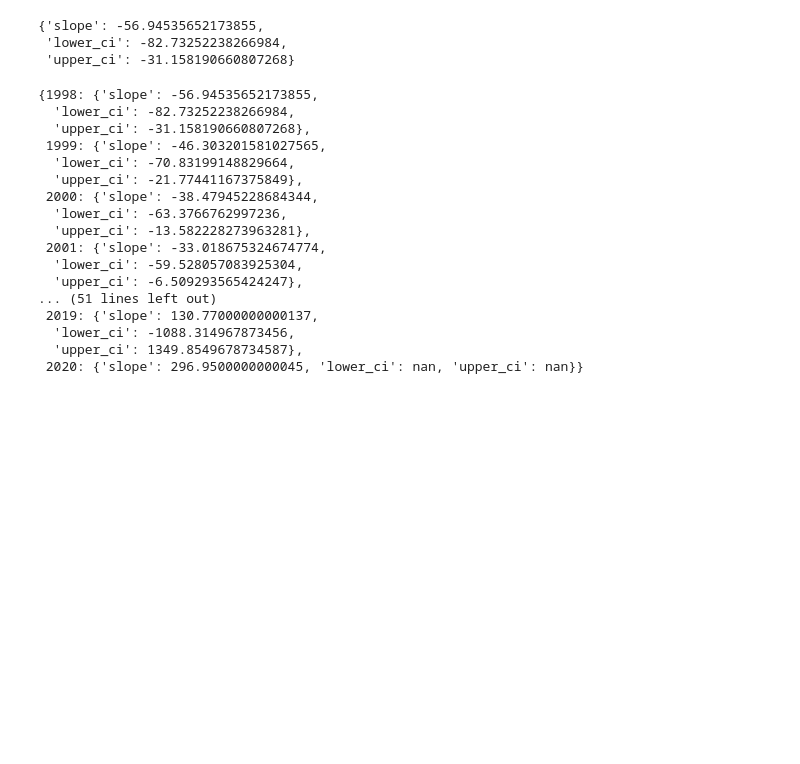
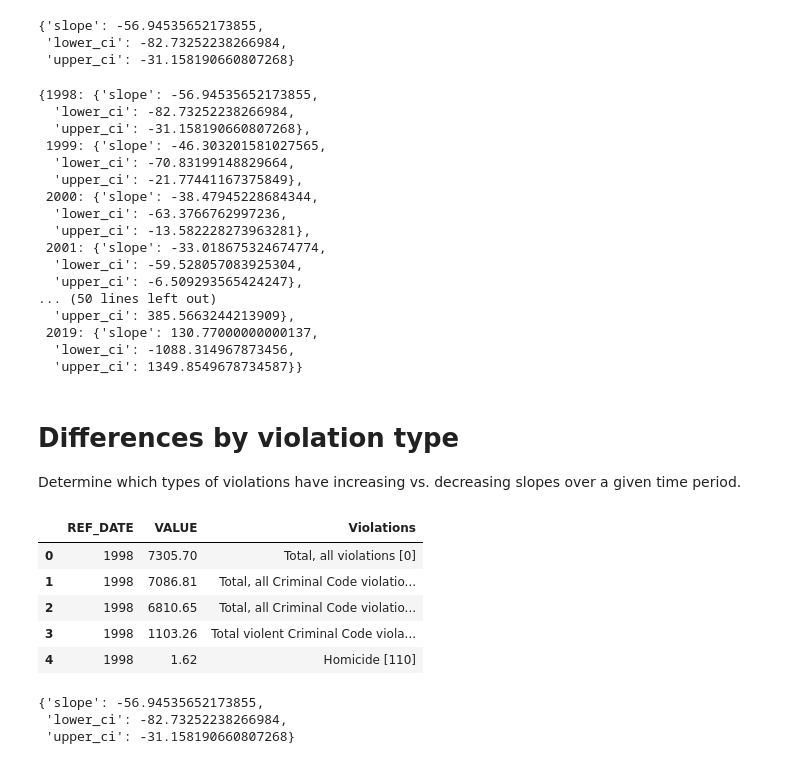
Before and after one commit to craig-sloss/public_data_analysis, a Jupyter notebook: notebooks/trend_investigation.ipynb, the cells around one changed output. Saved outputs shown, nothing was run; the diff lists cells and outputs as text; code cells hidden in the pictures; blank space fills up the shorter version.

```diff
--- a/notebooks/trend_investigation.ipynb
+++ b/notebooks/trend_investigation.ipynb
@@ -195,7 +194,7 @@ regression_result(1998, WR_rate_data)
  'lower_ci': -82.73252238266984,
  'upper_ci': -31.158190660807268}
 # %%
-slope_by_cutoff_point = {year : regression_result(year, WR_rate_data) for year in range(1998, 2021)}
+slope_by_cutoff_point = {year : regression_result(year, WR_rate_data) for year in range(1998, 2020)}
 slope_by_cutoff_point
 # %% [output]
 {1998: {'slope': -56.94535652173855,
@@ -210,8 +209,43 @@ slope_by_cutoff_point
  2001: {'slope': -33.018675324674774,
   'lower_ci': -59.528057083925304,
   'upper_ci': -6.509293565424247},
-... (51 lines left out)
+... (50 lines left out)
+  'upper_ci': 385.5663244213909},
  2019: {'slope': 130.77000000000137,
   'lower_ci': -1088.314967873456,
-  'upper_ci': 1349.8549678734587},
- 2020: {'slope': 296.9500000000045, 'lower_ci': nan, 'upper_ci': nan}}
+  'upper_ci': 1349.8549678734587}}
+# %% [markdown]
+# Differences by violation type
+
+Determine which types of violations have increasing vs. decreasing slopes over a given time period.
+# %%
+query = '''SELECT REF_DATE, VALUE, Violations
+            FROM `newsletter-analysis.reported_crime_data.all_locations_and_violations`
+            WHERE GEO = 'Kitchener-Cambridge-Waterloo, Ontario [35541]'
+                and Statistics = 'Rate per 100,000 population'
+        '''
+query_job = client.query(query)
+WR_rate_data_by_violation = query_job.to_dataframe()
+WR_rate_data_by_violation.head()
+# %% [output]
+|  | REF_DATE | VALUE | Violations |
+| 0 | 1998 | 7305.70 | Total, all violations [0] |
+| 1 | 1998 | 7086.81 | Total, all Criminal Code violatio... |
+| 2 | 1998 | 6810.65 | Total, all Criminal Code violatio... |
+| 3 | 1998 | 1103.26 | Total violent Criminal Code viola... |
+| 4 | 1998 | 1.62 | Homicide [110] |
+# %%
+def regression_result_for_violation(violation, cutoff_point, data):
+    recent_data = data.loc[data.REF_DATE >= cutoff_point]
+    violation_data = recent_data[recent_data.Violations == violation]
+    X = sm.add_constant(violation_data['REF_DATE'])
+    Y = violation_data['VALUE']
+    ols = sm.OLS(Y, X)
+    ols_result = ols.fit()
+    return {'slope' : ols_result.params['REF_DATE'],
+            'lower_ci' : ols_result.conf_int().iloc[1,0],
+            'upper_ci' : ols_result.conf_int().iloc[1,1]}
+# %% [output]
+{'slope': -56.94535652173855,
+ 'lower_ci': -82.73252238266984,
+ 'upper_ci': -31.158190660807268}
```
Also changed, not shown: parts of 3 cells of this notebook.
